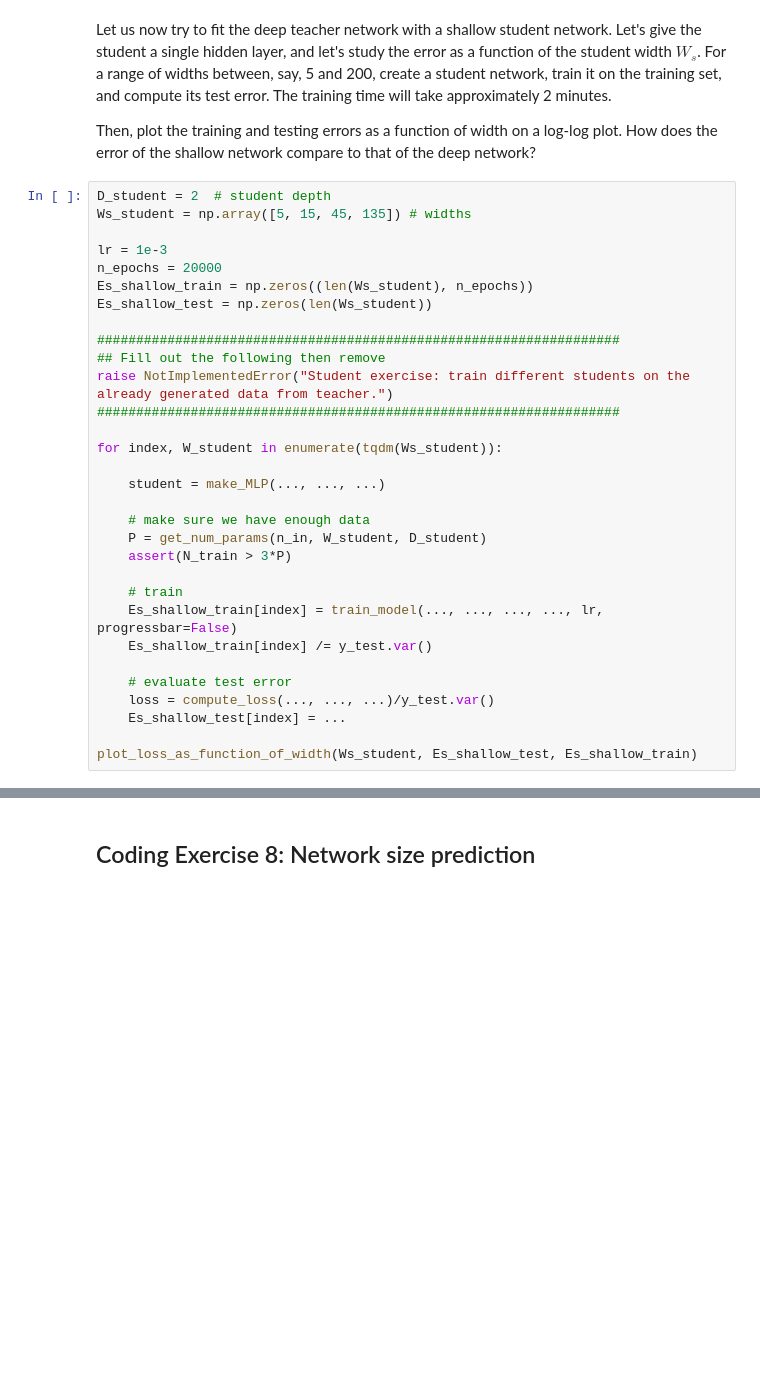
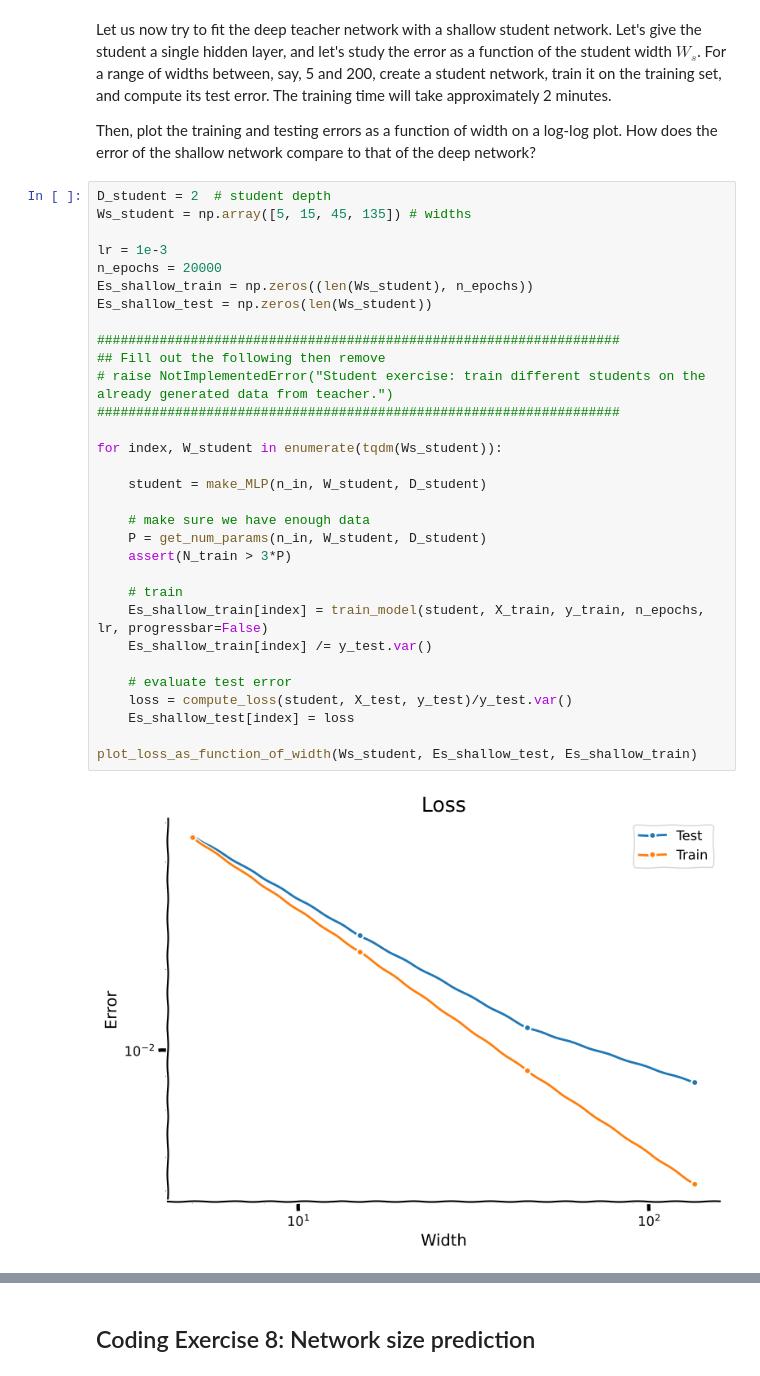
Before and after one commit to sabertoaster/Neuromatch-NeuroAI, a Jupyter notebook: tutorials/W2D1_Macrocircuits/student/W2D1_Tutorial1.ipynb, the cells around one changed output, grey strips where cells are left out. Cells and saved outputs as stored; diff of their text form; blank space fills up the shorter version.

```diff
--- a/tutorials/W2D1_Macrocircuits/student/W2D1_Tutorial1.ipynb
+++ b/tutorials/W2D1_Macrocircuits/student/W2D1_Tutorial1.ipynb
@@ -799,34 +816,36 @@ Then, plot the training and testing errors as a function of width on a log-log p
 # %%
 D_student = 2  # student depth
 Ws_student = np.array([5, 15, 45, 135]) # widths
 
 lr = 1e-3
 n_epochs = 20000
 Es_shallow_train = np.zeros((len(Ws_student), n_epochs))
 Es_shallow_test = np.zeros(len(Ws_student))
 
 ###################################################################
 ## Fill out the following then remove
-raise NotImplementedError("Student exercise: train different students on the already generated data from teacher.")
+# raise NotImplementedError("Student exercise: train different students on the already generated data from teacher.")
 ###################################################################
 
 for index, W_student in enumerate(tqdm(Ws_student)):
 
-    student = make_MLP(..., ..., ...)
+    student = make_MLP(n_in, W_student, D_student)
 
     # make sure we have enough data
     P = get_num_params(n_in, W_student, D_student)
     assert(N_train > 3*P)
 
     # train
-    Es_shallow_train[index] = train_model(..., ..., ..., ..., lr, progressbar=False)
+    Es_shallow_train[index] = train_model(student, X_train, y_train, n_epochs, lr, progressbar=False)
     Es_shallow_train[index] /= y_test.var()
 
     # evaluate test error
-    loss = compute_loss(..., ..., ...)/y_test.var()
-    Es_shallow_test[index] = ...
+    loss = compute_loss(student, X_test, y_test)/y_test.var()
+    Es_shallow_test[index] = loss
 
 plot_loss_as_function_of_width(Ws_student, Es_shallow_test, Es_shallow_train)
+# %% [output]
+[figure, added]
 # %% [markdown]
 [*Click for solution*](https://github.com/neuromatch/NeuroAI_Course/tree/main/tutorials/W2D1_Macrocircuits/solutions/W2D1_Tutorial1_Solution_dcafefea.py)
 
```
Also changed, not shown: parts of 22 cells of this notebook.
